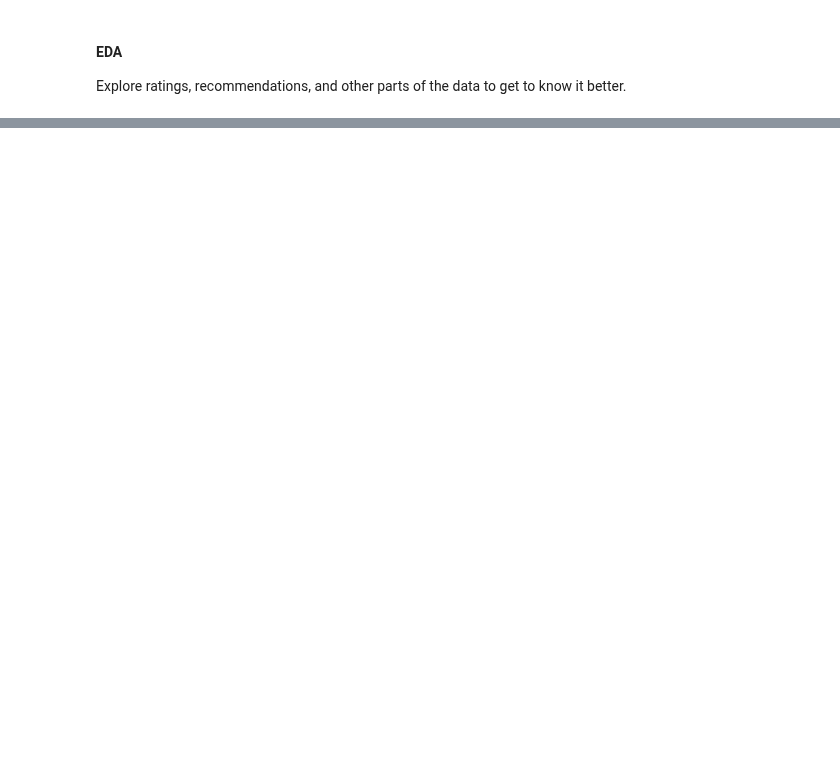
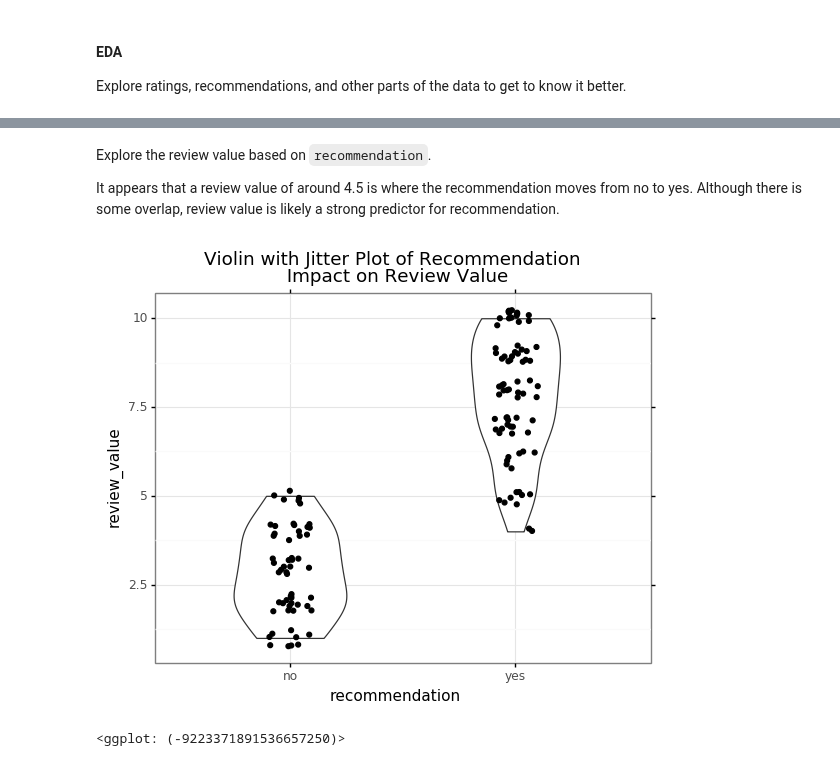
Before and after one commit to EvanYathon/airline_reviews, a Jupyter notebook: src/ipynbs/EDA.ipynb, the cells around one changed output, grey strips where cells are left out. Saved outputs shown, nothing was run; the diff lists cells and outputs as text; code cells hidden in the pictures; blank space fills up the shorter version.

```diff
--- a/src/ipynbs/EDA.ipynb
+++ b/src/ipynbs/EDA.ipynb
@@ -52,0 +52,14 @@ The iterable function was deprecated in Matplotlib 3.1 and will be removed in 3.
+# %% [markdown]
+Explore the review value based on `recommendation`.
+
+It appears that a review value of around 4.5 is where the recommendation moves from no to yes.  Although there is some overlap, review value is likely a strong predictor for recommendation.
+# %%
+(ggplot(reviews, aes(y = "review_value", x = "recommendation"))
+ + geom_violin(width = 0.5)
+ + geom_jitter(width = 0.1, height = 0.25)
+ + theme_bw()
+ + labs(title = "Violin with Jitter Plot of Recommendation \n Impact on Review Value")
+)
+# %% [output]
+[figure, added]
+<ggplot: (-9223371891536657250)>
```
Also changed, not shown: parts of 11 cells of this notebook.
